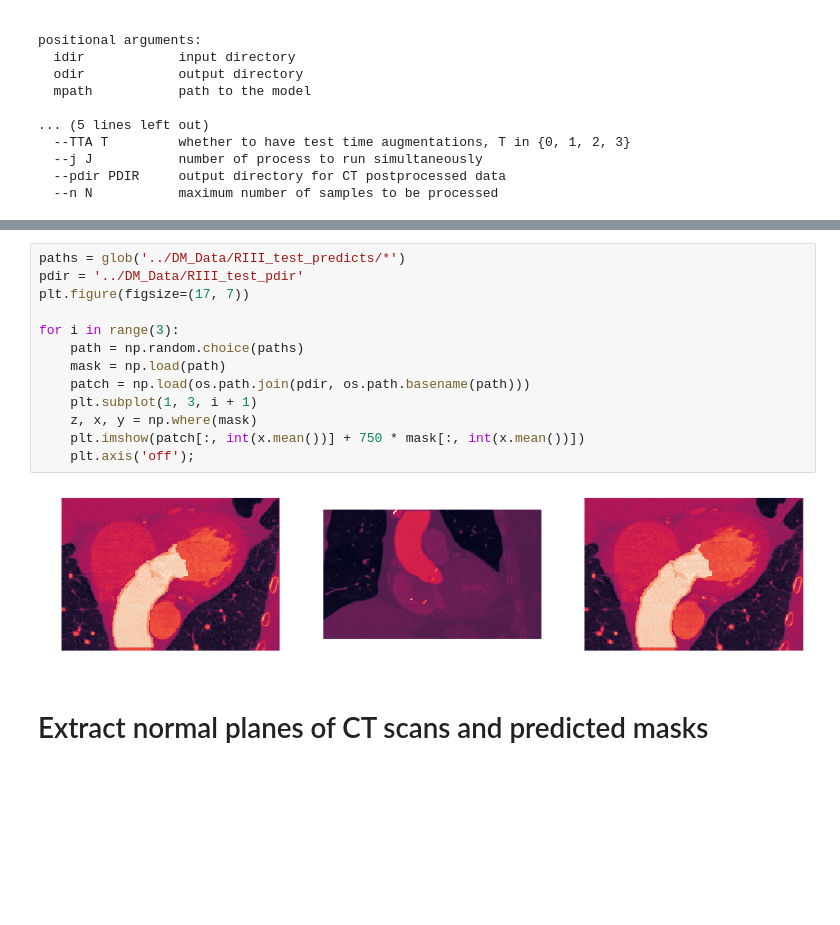
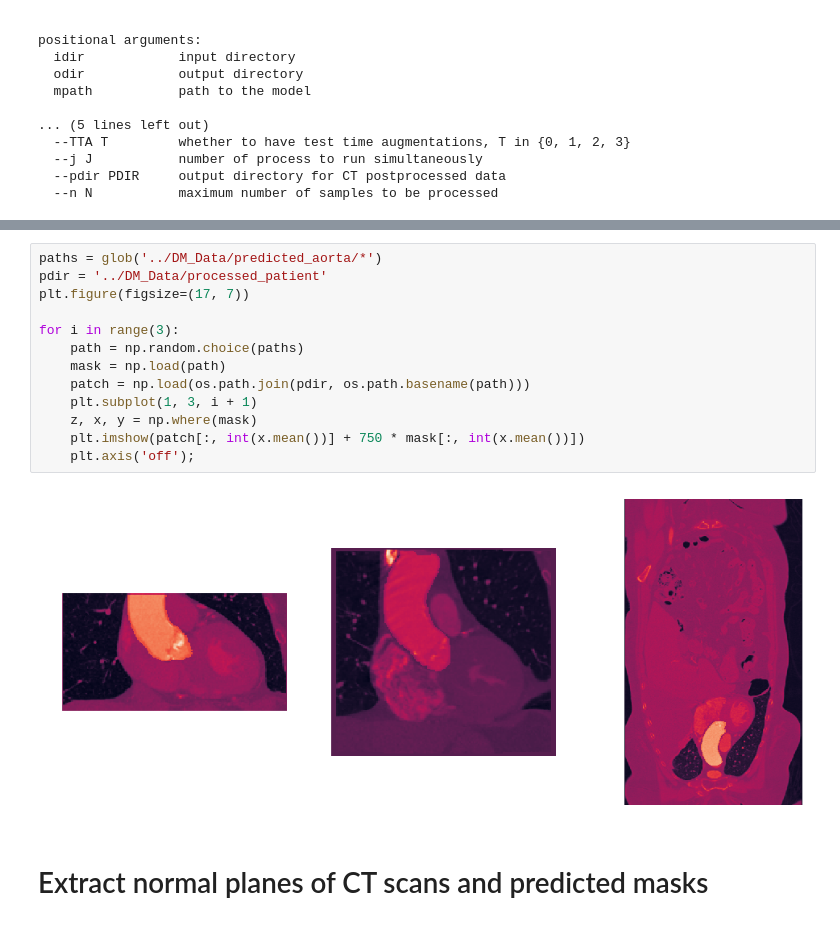
Before and after one commit to vessemer/AortaEstimation, a Jupyter notebook: demo.ipynb, the cells around one changed output, grey strips where cells are left out. Cells and saved outputs as stored; diff of their text form; blank space fills up the shorter version.

```diff
--- a/demo.ipynb
+++ b/demo.ipynb
@@ -124,18 +122,18 @@ totalMemory: 11.17GiB freeMemory: 11.10GiB
 # %%
-paths = glob('../DM_Data/RIII_test_predicts/*')
-pdir = '../DM_Data/RIII_test_pdir'
+paths = glob('../DM_Data/predicted_aorta/*')
+pdir = '../DM_Data/processed_patient'
 plt.figure(figsize=(17, 7))
 
 for i in range(3):
     path = np.random.choice(paths)
     mask = np.load(path)
     patch = np.load(os.path.join(pdir, os.path.basename(path)))
     plt.subplot(1, 3, i + 1)
     z, x, y = np.where(mask)
     plt.imshow(patch[:, int(x.mean())] + 750 * mask[:, int(x.mean())])
     plt.axis('off');
 # %% [output]
-[figure, old version]
+[figure, new version]
 # %% [markdown]
 # Extract normal planes of CT scans and predicted masks
 # %%
```
Also changed, not shown: parts of 16 cells of this notebook, 8 other files.
